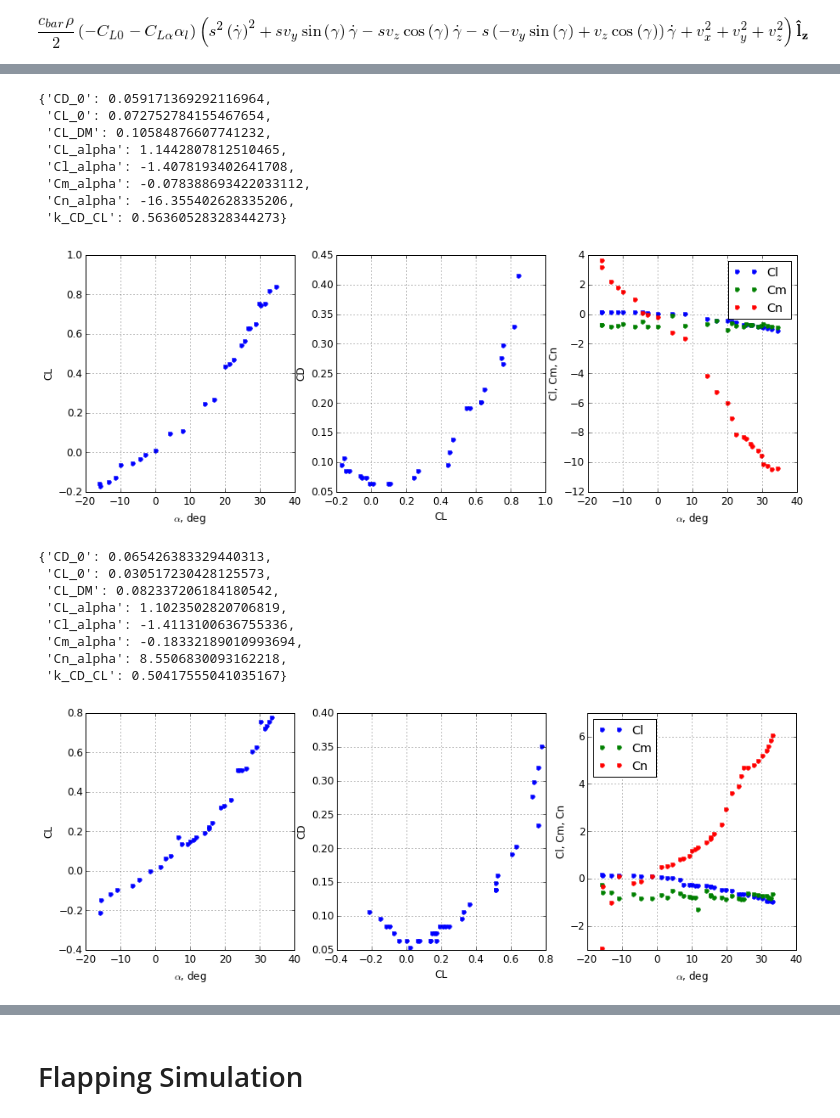
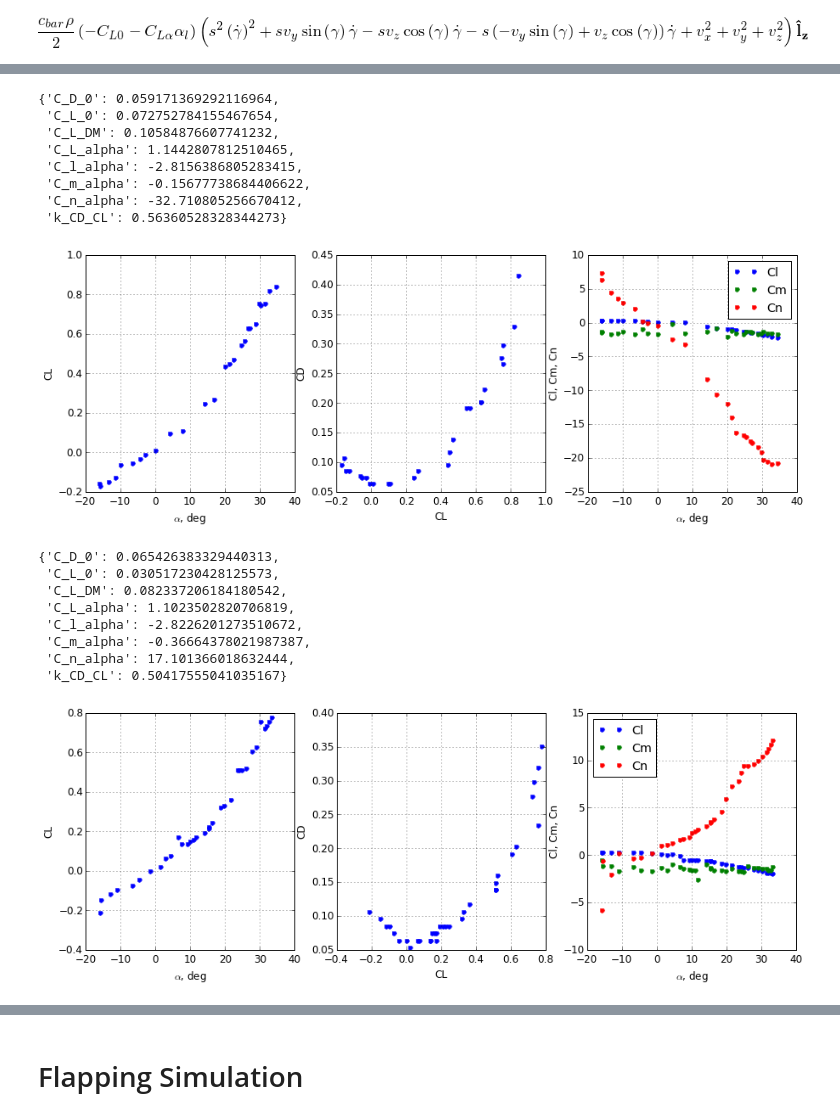
Before and after one commit to jgoppert/PX4-SIL, a Jupyter notebook: Blade Element Flapping.ipynb, the cells around one changed output, grey strips where cells are left out. Saved outputs shown, nothing was run; the diff lists cells and outputs as text; code cells hidden in the pictures.

Commit message:
Updated aero.

```diff
--- a/Blade Element Flapping.ipynb
+++ b/Blade Element Flapping.ipynb
@@ -65,5 +62,5 @@ CL
 # %%
-k, rho, S = sympy.symbols('k, rho, S')
-CD = k*(CL - CL_DM)**2 + CD_0
-CD
+k_CD_CL, rho, S = sympy.symbols('k_CD_CL, rho, S')
+C_D = k_CD_CL*(C_L - C_L_DM)**2 + C_D_0
+C_D
 # %% [output]
@@ -235,23 +234,23 @@ class TunnelRecord(collections.namedtuple('TunnelRecordData',
             aoa_rad=np.deg2rad(data[9,:]))
 # %%
 class AeroCoefficients(collections.namedtuple('AeroCoefficientsData',
-    ['aoa_rad', 'S', 'b', 'CL', 'CD', 'CY', 'Cl', 'Cm', 'Cn'])):
+    ['aoa_rad', 'S', 'c_bar', 'CL', 'CD', 'CY', 'Cl', 'Cm', 'Cn'])):
 
     @classmethod
-    def from_TunnelRecord(cls, tr, S, b):
+    def from_TunnelRecord(cls, tr, S, c_bar):
         CL = tr.lift_N/tr.dynamic_pressure_Pa/S
         CD = tr.drag_N/tr.dynamic_pressure_Pa/S
         CY = tr.side_N/tr.dynamic_pressure_Pa/S
         # TODO proper non-dim for moments
-        Cl = tr.roll_N_m/tr.dynamic_pressure_Pa/S/b
-        Cm = tr.pitch_N_m/tr.dynamic_pressure_Pa/S/b
-        Cn = tr.yaw_N_m/tr.dynamic_pressure_Pa/S/b
+        Cl = tr.roll_N_m/tr.dynamic_pressure_Pa/S/c_bar
+        Cm = tr.pitch_N_m/tr.dynamic_pressure_Pa/S/c_bar
+        Cn = tr.yaw_N_m/tr.dynamic_pressure_Pa/S/c_bar
         aoa_rad = tr.aoa_rad
-        return cls(aoa_rad=aoa_rad, S=S, b=b, CL=CL, CD=CD, CY=CY, Cl=Cl, Cm=Cm, Cn=Cn)
+        return cls(aoa_rad=aoa_rad, S=S, c_bar=c_bar, CL=CL, CD=CD, CY=CY, Cl=Cl, Cm=Cm, Cn=Cn)
 
     def subtract(self, mounts_ac):
         return AeroCoefficients(
-            aoa_rad=self.aoa_rad, S=self.S, b=self.b,
+            aoa_rad=self.aoa_rad, S=self.S, c_bar=self.c_bar,
             CL=self.CL - mounts_ac.CL.mean(),
             CD=self.CD - mounts_ac.CD.mean(),
             CY=self.CY - mounts_ac.CY.mean(),
@@ -268,14 +267,14 @@ class AeroCoefficients(collections.namedtuple('AeroCoefficientsData',
         Cm_alpha = np.polyfit(self.aoa_rad, self.Cm, 1)[0]
         Cn_alpha = np.polyfit(self.aoa_rad, self.Cn, 1)[0]
         return {
-            'CL_DM': CL_DM,
-            'CD_0': CD_0,
+            'C_L_DM': CL_DM,
+            'C_D_0': CD_0,
             'k_CD_CL': k_CD_CL,
-            'CL_0': CL_0,
-            'CL_alpha': CL_alpha,
-            'Cl_alpha': Cl_alpha,
-            'Cm_alpha': Cm_alpha,
-            'Cn_alpha': Cn_alpha}
+            'C_L_0': CL_0,
+            'C_L_alpha': CL_alpha,
+            'C_l_alpha': Cl_alpha,
+            'C_m_alpha': Cm_alpha,
+            'C_n_alpha': Cn_alpha}
 
     def plot(self):
         aoa_deg = np.rad2deg(self.aoa_rad)
@@ -306,13 +305,12 @@ class AeroCoefficients(collections.namedtuple('AeroCoefficientsData',
 # %%
 plt.rcParams['lines.markersize']= 10
 plt.rcParams['font.size']= 12
-S = 0.35 # reference area
-b = 0.6 # span
+const = {'S': 0.35, 'c_bar': 0.3, 'x_ac': 0.1, 'rho': 1.225, 'span': 0.91}
 # %%
 tr_mounts = TunnelRecord.load(
     os.path.join('flapping-wing',
                  'camflyer062814mountscont_.txt'), skip=[0])
-ac_mounts = AeroCoefficients.from_TunnelRecord(tr_mounts, S, b)
+ac_mounts = AeroCoefficients.from_TunnelRecord(tr_mounts, const['S'], const['c_bar'])
 # %%
 tr = TunnelRecord.load(
     os.path.join('flapping-wing',
@@ -337,38 +335,38 @@ glide_fit
 tr = TunnelRecord.load(
     os.path.join('flapping-wing',
                  'FlappingWing_roll_left.txt'))
-ac = AeroCoefficients.from_TunnelRecord(tr, S, b)
+ac = AeroCoefficients.from_TunnelRecord(tr, const['S'], const['c_bar'])
 ac = ac.subtract(ac_mounts)
 ac.plot();
 ac.fit()
 # %% [output]
-{'CD_0': 0.059171369292116964,
- 'CL_0': 0.072752784155467654,
- 'CL_DM': 0.10584876607741232,
- 'CL_alpha': 1.1442807812510465,
- 'Cl_alpha': -1.4078193402641708,
- 'Cm_alpha': -0.078388693422033112,
- 'Cn_alpha': -16.355402628335206,
+{'C_D_0': 0.059171369292116964,
+ 'C_L_0': 0.072752784155467654,
+ 'C_L_DM': 0.10584876607741232,
+ 'C_L_alpha': 1.1442807812510465,
+ 'C_l_alpha': -2.8156386805283415,
+ 'C_m_alpha': -0.15677738684406622,
+ 'C_n_alpha': -32.710805256670412,
  'k_CD_CL': 0.56360528328344273}
-[figure, old version]
+[figure, new version]
 # %%
 tr = TunnelRecord.load(
     os.path.join('flapping-wing',
                  'FlappingWing_roll_right.txt'))
-ac = AeroCoefficients.from_TunnelRecord(tr, S, b)
+ac = AeroCoefficients.from_TunnelRecord(tr, const['S'], const['c_bar'])
 ac = ac.subtract(ac_mounts)
 ac.plot();
 ac.fit()
 # %% [output]
-{'CD_0': 0.065426383329440313,
- 'CL_0': 0.030517230428125573,
- 'CL_DM': 0.082337206184180542,
- 'CL_alpha': 1.1023502820706819,
- 'Cl_alpha': -1.4113100636755336,
- 'Cm_alpha': -0.18332189010993694,
- 'Cn_alpha': 8.5506830093162218,
+{'C_D_0': 0.065426383329440313,
+ 'C_L_0': 0.030517230428125573,
+ 'C_L_DM': 0.082337206184180542,
+ 'C_L_alpha': 1.1023502820706819,
+ 'C_l_alpha': -2.8226201273510672,
+ 'C_m_alpha': -0.36664378021987387,
+ 'C_n_alpha': 17.101366018632444,
  'k_CD_CL': 0.50417555041035167}
-[figure, old version]
+[figure, new version]
 # %%
 tr = TunnelRecord.load(
     os.path.join('flapping-wing',
```
Also changed, not shown: parts of 22 cells of this notebook.
